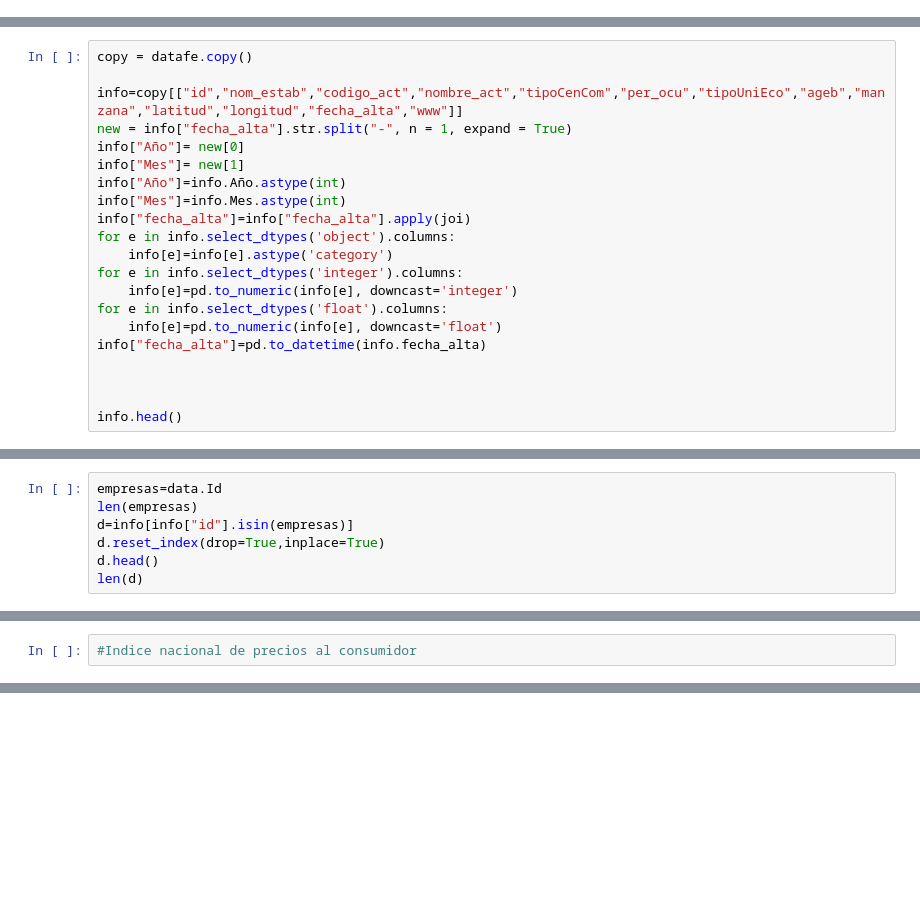
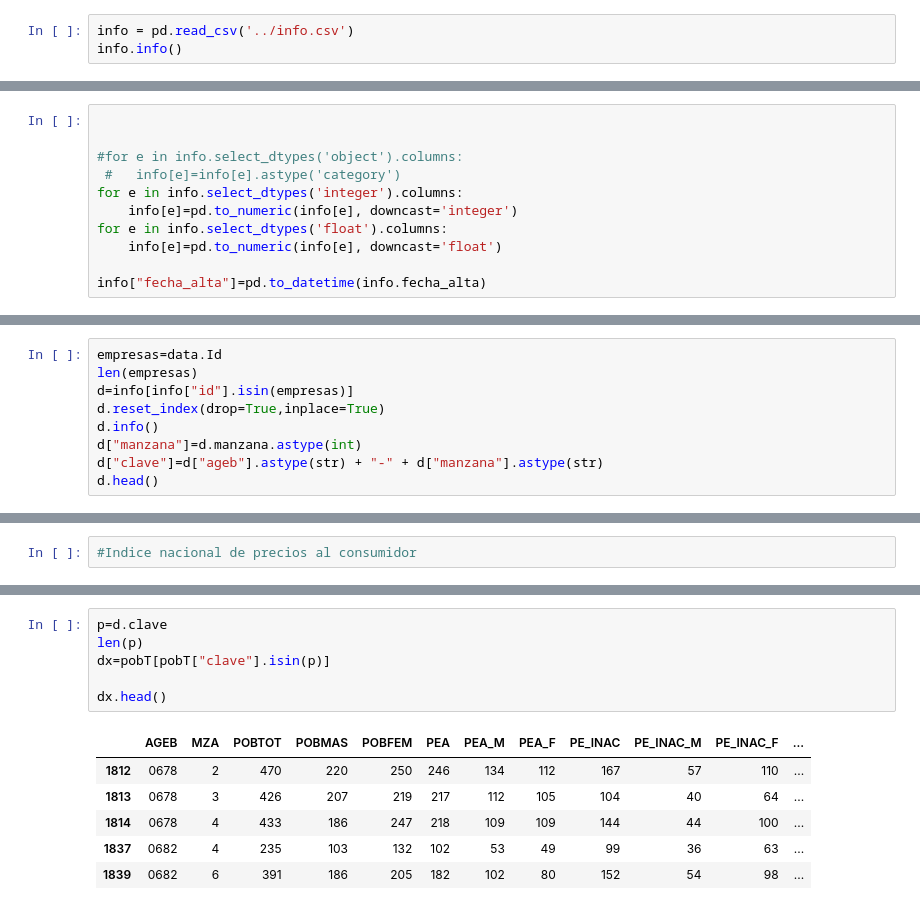
Before and after one commit to rogerzadi/Instant_Business_Analysis, a Jupyter notebook: Modelo supervivencia.ipynb, the cells around one changed output, grey strips where cells are left out. Drawn from its saved outputs; the diff is of its cells as text; blank space fills up the shorter version.

```diff
--- a/Modelo supervivencia.ipynb
+++ b/Modelo supervivencia.ipynb
@@ -72,0 +27,3 @@ memory usage: 145.9+ MB
+# %%
+info = pd.read_csv('../info.csv')
+info.info()
@@ -73,21 +48,11 @@ memory usage: 145.9+ MB
 # %%
-copy = datafe.copy()
 
-info=copy[["id","nom_estab","codigo_act","nombre_act","tipoCenCom","per_ocu","tipoUniEco","ageb","manzana","latitud","longitud","fecha_alta","www"]]
-new = info["fecha_alta"].str.split("-", n = 1, expand = True)
-info["Año"]= new[0]
-info["Mes"]= new[1]
-info["Año"]=info.Año.astype(int)
-info["Mes"]=info.Mes.astype(int)
-info["fecha_alta"]=info["fecha_alta"].apply(joi)
-for e in info.select_dtypes('object').columns:
-    info[e]=info[e].astype('category')
+
+#for e in info.select_dtypes('object').columns:
+ #   info[e]=info[e].astype('category')
 for e in info.select_dtypes('integer').columns:
     info[e]=pd.to_numeric(info[e], downcast='integer')
 for e in info.select_dtypes('float').columns:
     info[e]=pd.to_numeric(info[e], downcast='float')
+
 info["fecha_alta"]=pd.to_datetime(info.fecha_alta)
-
-
-
-info.head()
@@ -126,6 +61,8 @@ empresas=data.Id
 len(empresas)
 d=info[info["id"].isin(empresas)]
 d.reset_index(drop=True,inplace=True)
+d.info()
+d["manzana"]=d.manzana.astype(int)
+d["clave"]=d["ageb"].astype(str) + "-" + d["manzana"].astype(str)
 d.head()
-len(d)
 # %% [output]
@@ -191,0 +237,13 @@ da
+# %%
+p=d.clave
+len(p)
+dx=pobT[pobT["clave"].isin(p)]
+
+dx.head()
+# %% [output]
+|  | AGEB | MZA | POBTOT | POBMAS | POBFEM | PEA | PEA_M | PEA_F | PE_INAC | PE_INAC_M | PE_INAC_F | ... |
+| 1812 | 0678 | 2 | 470 | 220 | 250 | 246 | 134 | 112 | 167 | 57 | 110 | ... |
+| 1813 | 0678 | 3 | 426 | 207 | 219 | 217 | 112 | 105 | 104 | 40 | 64 | ... |
+| 1814 | 0678 | 4 | 433 | 186 | 247 | 218 | 109 | 109 | 144 | 44 | 100 | ... |
+| 1837 | 0682 | 4 | 235 | 103 | 132 | 102 | 53 | 49 | 99 | 36 | 63 | ... |
+| 1839 | 0682 | 6 | 391 | 186 | 205 | 182 | 102 | 80 | 152 | 54 | 98 | ... |
```
Also changed, not shown: parts of 21 cells of this notebook.
